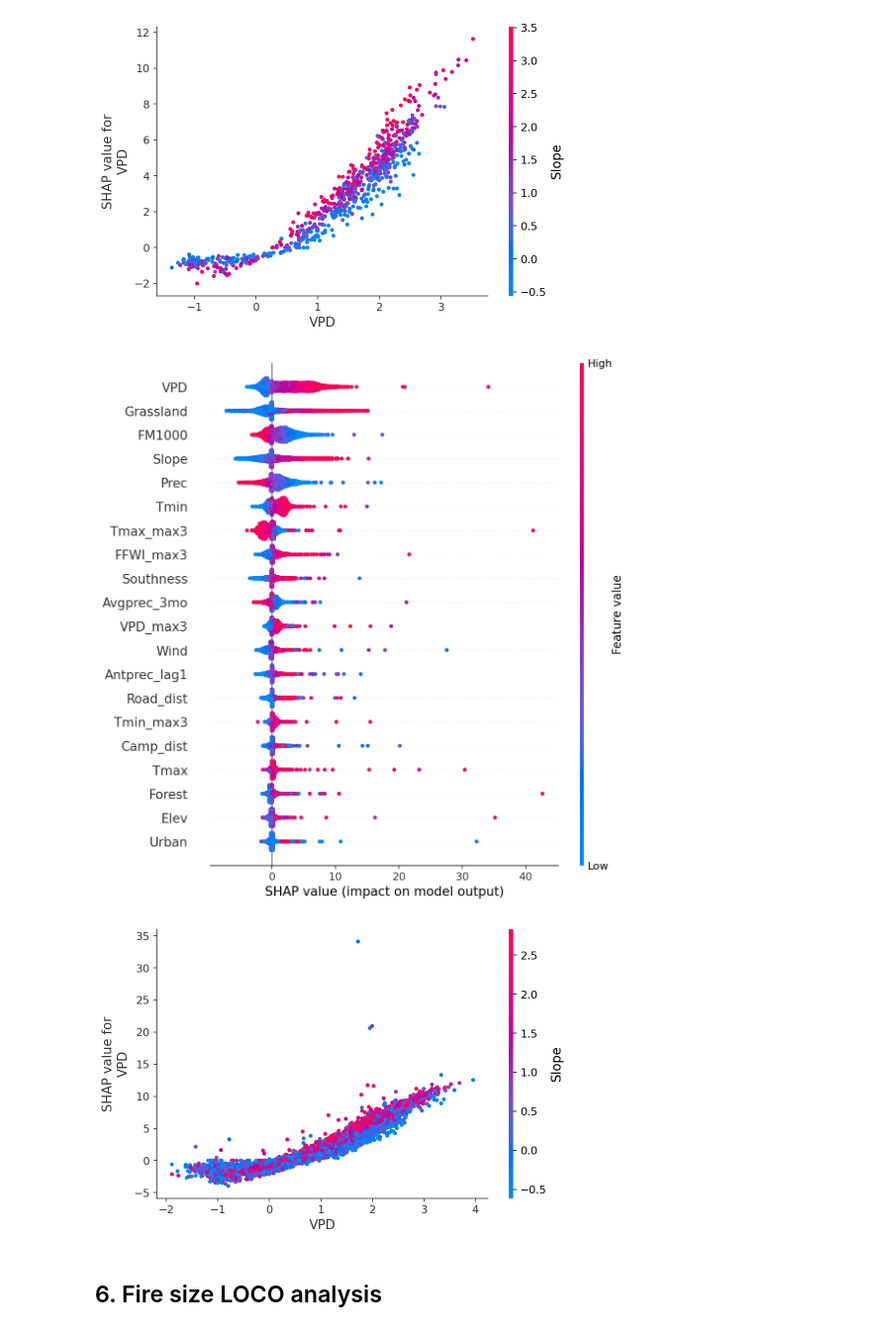
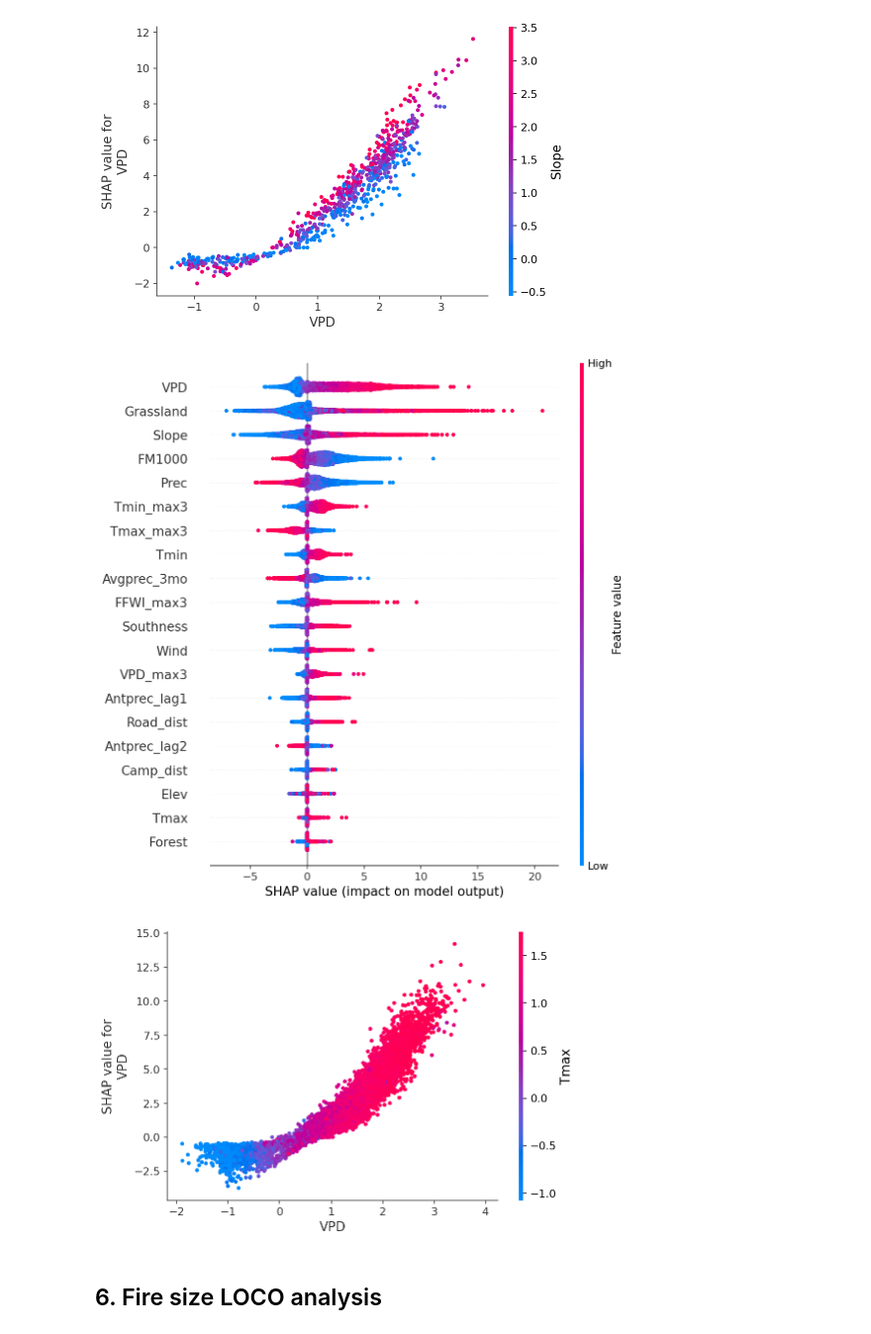
Before and after one commit to jtbuch/smlfire1.0, a Jupyter notebook: notebooks/ml_grid_fire_size.ipynb, the cells around one changed output. Shown at 99% size. Cells and saved outputs as stored; diff of their text form; code cells hidden in the pictures.

Commit message:
final plots

```diff
--- a/notebooks/ml_grid_fire_size.ipynb
+++ b/notebooks/ml_grid_fire_size.ipynb
@@ -88,9 +88,9 @@ start_month= 420 #372
 tot_test_months= 12
 end_month= start_month + tot_test_months
 # %%
-X_sizes_train, X_sizes_val, y_sizes_train, y_sizes_val, fire_size_train, fire_size_test, X_sizes_test, y_sizes_test= fire_size_data(res= '12km', \
-                            dropcols= drop_col_func(mod_type= 'normal', add_var_flag= True, add_var_list= ['Camp_num']), start_month= start_month, \
-                            tot_test_months= tot_test_months, threshold= 4, scaled= True) #tflag= True
+X_sizes_train, X_sizes_val, y_sizes_train, y_sizes_val, fire_size_train, fire_size_test, X_sizes_test, y_sizes_test, size_scaler= fire_size_data(res= '12km', \
+                            dropcols= drop_col_func(mod_type= 'normal'), start_month= start_month, tot_test_months= tot_test_months, \
+                            threshold= 4, tflag= True) #tflag= True; add_var_flag= False, add_var_list= ['Camp_num']
 
 X_sizes_train_df= pd.concat([X_sizes_train, X_sizes_val], sort= False).reset_index().drop(columns=['index'])
 X_sizes_tot= pd.concat([X_sizes_train_df, X_sizes_test], sort= False).reset_index().drop(columns=['index'])
@@ -441,11 +467,13 @@ forest_reg_arr= np.array([0, 1, 2, 3, 4, 6, 7, 8, 10])
 # %%
 shap.summary_plot(np.vstack(np.array(reg_shap_vals)[forest_reg_arr]), pd.DataFrame(np.vstack([X_plot_df.groupby('reg_indx').get_group(k).drop(columns= ['reg_indx']) for k in (1+forest_reg_arr)]), columns= X_sizes_test.columns))
 # %% [output]
-[figure, old version]
+[figure, new version]
 # %%
-shap.dependence_plot(1, np.vstack(np.array(reg_shap_vals)[forest_reg_arr]), pd.DataFrame(np.vstack([X_plot_df.groupby('reg_indx').get_group(k).drop(columns= ['reg_indx']) for k in (1+forest_reg_arr)]), columns= X_sizes_test.columns))
+shap.dependence_plot(1, np.vstack(np.array(reg_shap_vals)[forest_reg_arr]), pd.DataFrame(np.vstack([X_plot_df.groupby('reg_indx').get_group(k).drop(columns= ['reg_indx']) \
+                                                        for k in (1+forest_reg_arr)]), columns= X_sizes_test.columns), interaction_index= 'Tmax', show= False)
+#plt.savefig('../paper_plots/shap_size_dep_forests.jpg', bbox_inches='tight', dpi= 300);
 # %% [output]
-[figure, old version]
+[figure, new version]
 # %% [markdown]
 ## 6. Fire size LOCO analysis
 # %%
```
Also changed, not shown: parts of 5 cells of this notebook, 52 other files.
